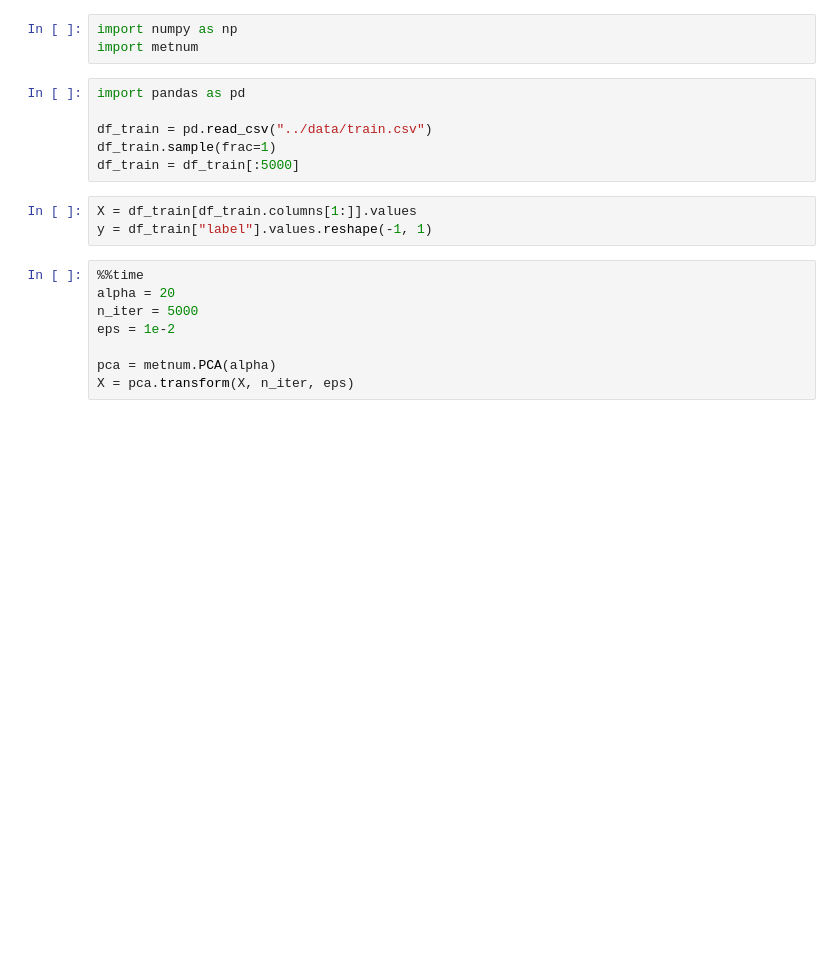
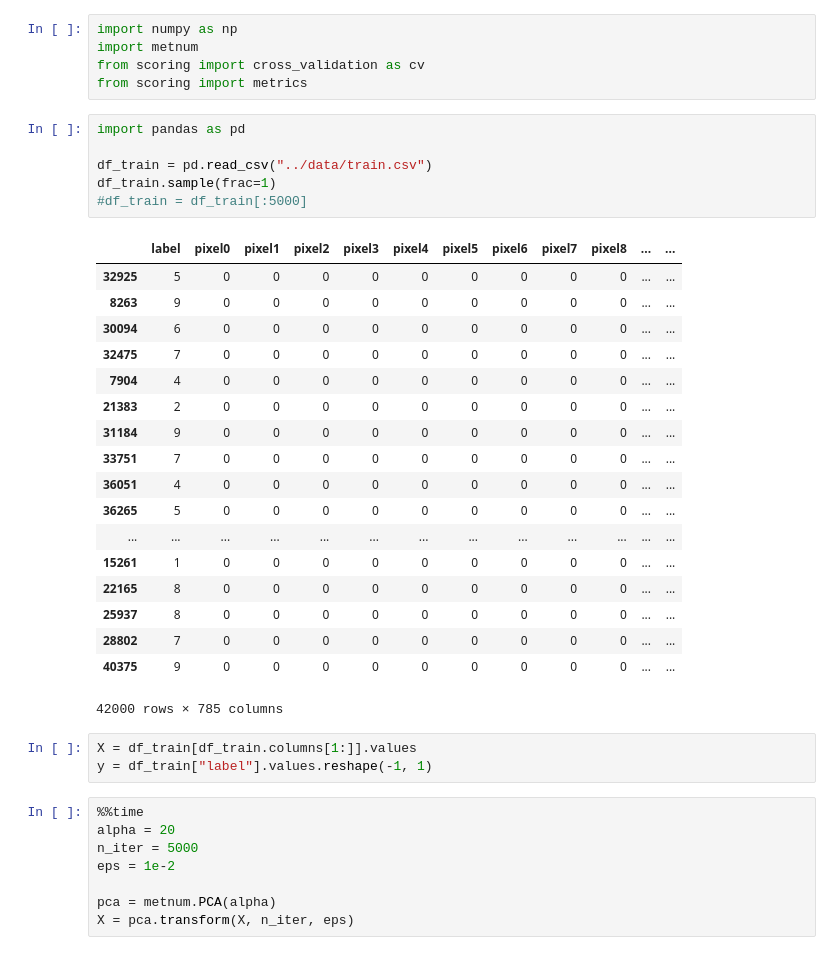
Before and after one commit to mnPanic/metnum-tp2, a Jupyter notebook: notebooks/knn_pca.ipynb, the cells around one changed output. Drawn from its saved outputs; the diff is of its cells as text; blank space fills up the shorter version.

```diff
--- a/notebooks/knn_pca.ipynb
+++ b/notebooks/knn_pca.ipynb
@@ -1,12 +1,33 @@
 # %%
 import numpy as np
 import metnum
+from scoring import cross_validation as cv
+from scoring import metrics
 # %%
 import pandas as pd
 
 df_train = pd.read_csv("../data/train.csv")
 df_train.sample(frac=1)
-df_train = df_train[:5000]
+#df_train = df_train[:5000]
+# %% [output]
+|  | label | pixel0 | pixel1 | pixel2 | pixel3 | pixel4 | pixel5 | pixel6 | pixel7 | pixel8 | ... | ... |
+| 32925 | 5 | 0 | 0 | 0 | 0 | 0 | 0 | 0 | 0 | 0 | ... | ... |
+| 8263 | 9 | 0 | 0 | 0 | 0 | 0 | 0 | 0 | 0 | 0 | ... | ... |
+| 30094 | 6 | 0 | 0 | 0 | 0 | 0 | 0 | 0 | 0 | 0 | ... | ... |
+| 32475 | 7 | 0 | 0 | 0 | 0 | 0 | 0 | 0 | 0 | 0 | ... | ... |
+| 7904 | 4 | 0 | 0 | 0 | 0 | 0 | 0 | 0 | 0 | 0 | ... | ... |
+| 21383 | 2 | 0 | 0 | 0 | 0 | 0 | 0 | 0 | 0 | 0 | ... | ... |
+| 31184 | 9 | 0 | 0 | 0 | 0 | 0 | 0 | 0 | 0 | 0 | ... | ... |
+| 33751 | 7 | 0 | 0 | 0 | 0 | 0 | 0 | 0 | 0 | 0 | ... | ... |
+| 36051 | 4 | 0 | 0 | 0 | 0 | 0 | 0 | 0 | 0 | 0 | ... | ... |
+| 36265 | 5 | 0 | 0 | 0 | 0 | 0 | 0 | 0 | 0 | 0 | ... | ... |
+| ... | ... | ... | ... | ... | ... | ... | ... | ... | ... | ... | ... | ... |
+| 15261 | 1 | 0 | 0 | 0 | 0 | 0 | 0 | 0 | 0 | 0 | ... | ... |
+| 22165 | 8 | 0 | 0 | 0 | 0 | 0 | 0 | 0 | 0 | 0 | ... | ... |
+| 25937 | 8 | 0 | 0 | 0 | 0 | 0 | 0 | 0 | 0 | 0 | ... | ... |
+| 28802 | 7 | 0 | 0 | 0 | 0 | 0 | 0 | 0 | 0 | 0 | ... | ... |
+| 40375 | 9 | 0 | 0 | 0 | 0 | 0 | 0 | 0 | 0 | 0 | ... | ... |
+42000 rows × 785 columns
 # %%
 X = df_train[df_train.columns[1:]].values
 y = df_train["label"].values.reshape(-1, 1)
```
Also changed, not shown: parts of 7 cells of this notebook.
